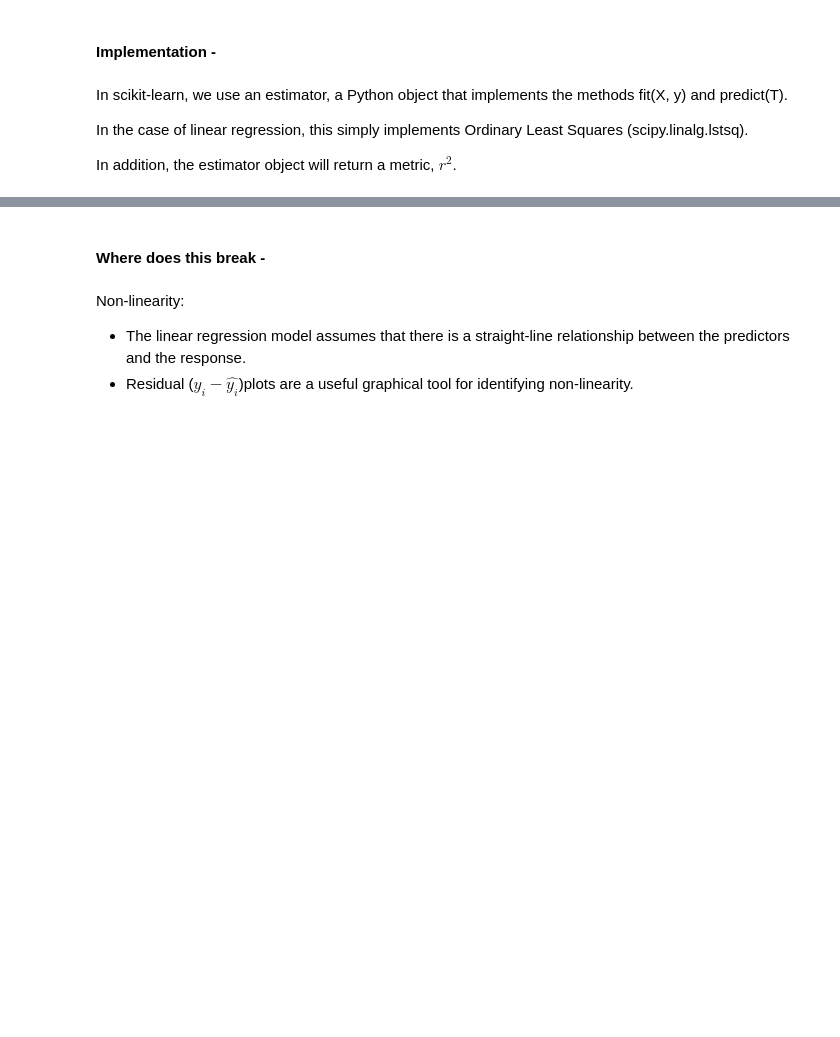
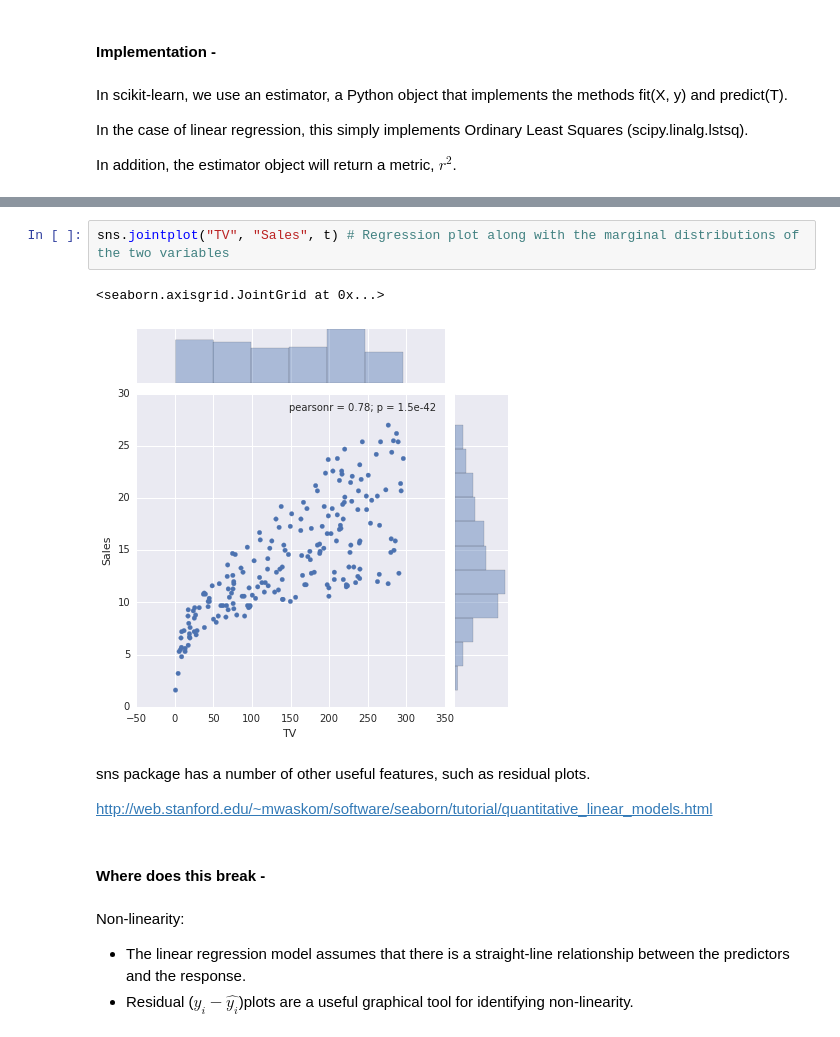
Before and after one commit to lmart999/CS229_ISL, a Jupyter notebook: Linear Regression.ipynb, the cells around one changed output, grey strips where cells are left out. Drawn from its saved outputs; the diff is of its cells as text; blank space fills up the shorter version.

```diff
--- a/Linear Regression.ipynb
+++ b/Linear Regression.ipynb
@@ -289,3 +307,12 @@ The computed model parameter(s) is(are): [[ 0.04753664]]
+# %%
+sns.jointplot("TV", "Sales", t) # Regression plot along with the marginal distributions of the two variables
+# %% [output]
+<seaborn.axisgrid.JointGrid at 0x...>
+[figure, added]
+# %% [markdown]
+sns package has a number of other useful features, such as residual plots.
+
+http://web.stanford.edu/~mwaskom/software/seaborn/tutorial/quantitative_linear_models.html
 # %% [markdown]
 #### Where does this break -
 # %% [markdown]
```
Also changed, not shown: parts of 6 cells of this notebook.
